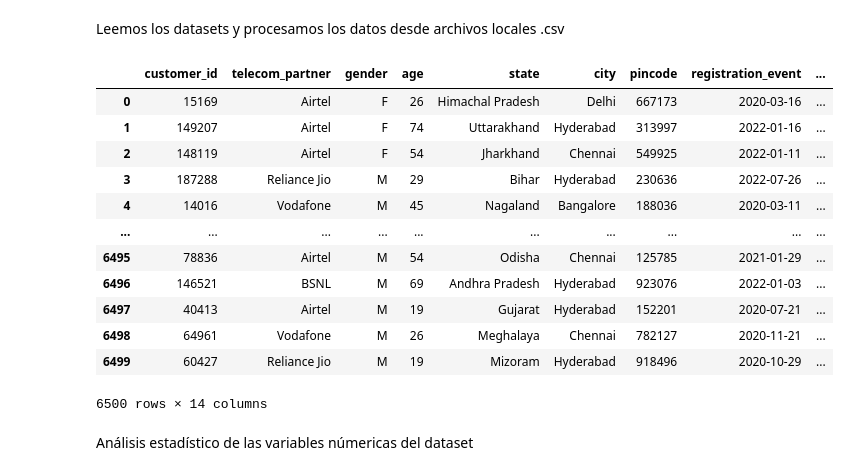
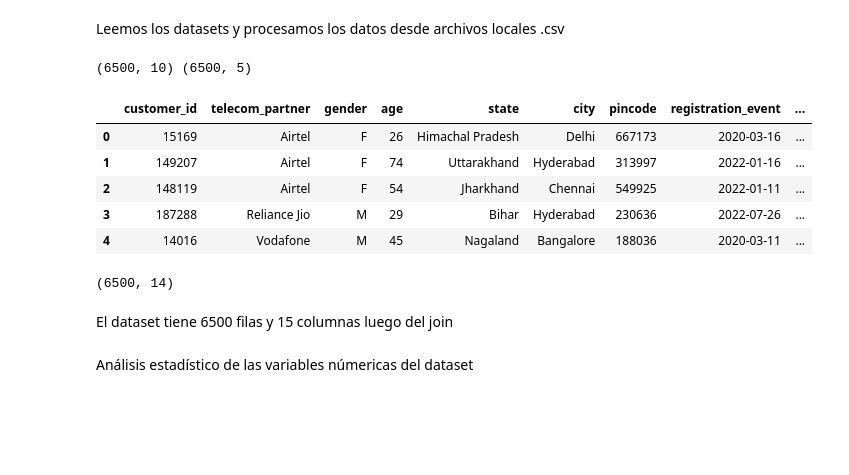
Before and after one commit to Faabrisgro/proyecto_final_mundose, a Jupyter notebook: proyecto_final.ipynb, the cells around one changed output. Drawn from its saved outputs; the diff is of its cells as text; code cells hidden in the pictures; blank space fills up the shorter version.

```diff
--- a/proyecto_final.ipynb
+++ b/proyecto_final.ipynb
@@ -46,24 +46,27 @@ Leemos los datasets y procesamos los datos desde archivos locales .csv
 #Lectura de los archivos .csv con pandas
 df1 = pd.read_csv('telecom_demographics.csv')
 df2 = pd.read_csv('telecom_usage.csv')
+
+print(df1.shape, df2.shape)
+# %% [output]
+(6500, 10) (6500, 5)
 # %%
 #Unimos los dos dataframes con la variable customer id
 df_full = pd.merge(df1,df2,on='customer_id')
-df_full
+df_full.head(5)
 # %% [output]
 |  | customer_id | telecom_partner | gender | age | state | city | pincode | registration_event | ... |
 | 0 | 15169 | Airtel | F | 26 | Himachal Pradesh | Delhi | 667173 | 2020-03-16 | ... |
 | 1 | 149207 | Airtel | F | 74 | Uttarakhand | Hyderabad | 313997 | 2022-01-16 | ... |
 | 2 | 148119 | Airtel | F | 54 | Jharkhand | Chennai | 549925 | 2022-01-11 | ... |
 | 3 | 187288 | Reliance Jio | M | 29 | Bihar | Hyderabad | 230636 | 2022-07-26 | ... |
 | 4 | 14016 | Vodafone | M | 45 | Nagaland | Bangalore | 188036 | 2020-03-11 | ... |
-| ... | ... | ... | ... | ... | ... | ... | ... | ... | ... |
-| 6495 | 78836 | Airtel | M | 54 | Odisha | Chennai | 125785 | 2021-01-29 | ... |
-| 6496 | 146521 | BSNL | M | 69 | Andhra Pradesh | Hyderabad | 923076 | 2022-01-03 | ... |
-| 6497 | 40413 | Airtel | M | 19 | Gujarat | Hyderabad | 152201 | 2020-07-21 | ... |
-| 6498 | 64961 | Vodafone | M | 26 | Meghalaya | Chennai | 782127 | 2020-11-21 | ... |
-| 6499 | 60427 | Reliance Jio | M | 19 | Mizoram | Hyderabad | 918496 | 2020-10-29 | ... |
-6500 rows × 14 columns
+# %%
+df_full.shape
+# %% [output]
+(6500, 14)
+# %% [markdown]
+El dataset tiene 6500 filas y 15 columnas luego del join
 # %% [markdown]
 Análisis estadístico de las variables númericas del dataset
 # %%
```
Also changed, not shown: parts of 19 cells of this notebook, 1 other file.
